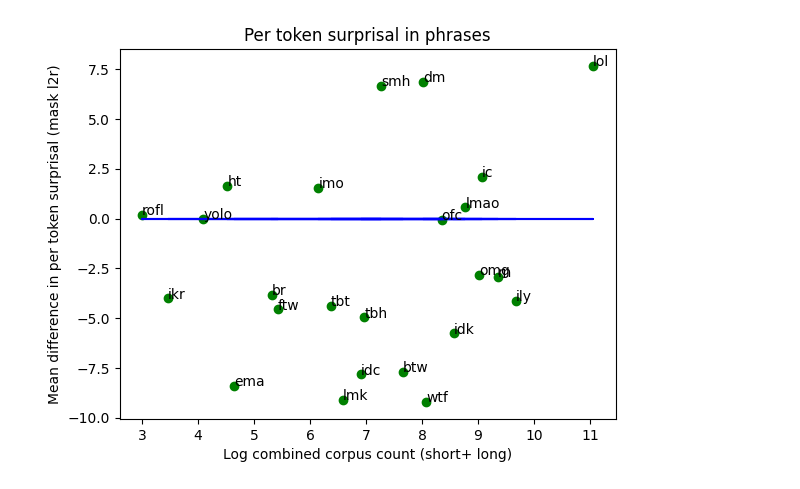
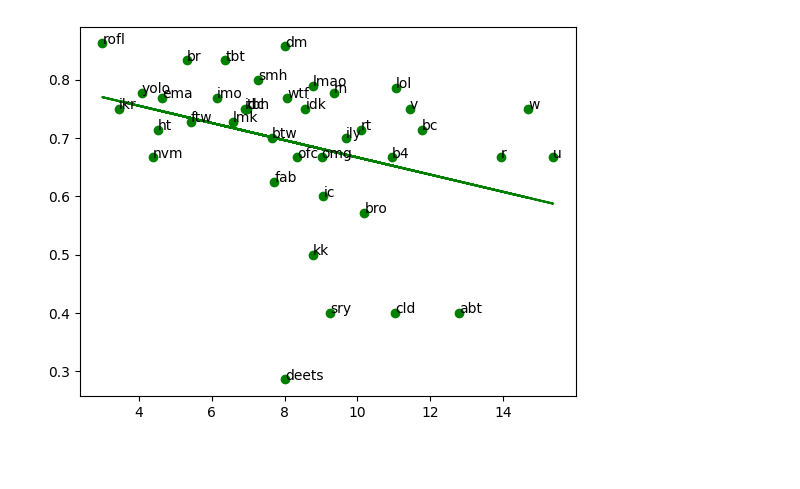
Before and after one commit to erafkin/twitter_abbreviation_word_length, a Jupyter notebook: notebooks/explore.ipynb, the cells around one changed output. Drawn from its saved outputs; the diff is of its cells as text; code cells hidden in the pictures; blank space fills up the shorter version.

```diff
--- a/notebooks/explore.ipynb
+++ b/notebooks/explore.ipynb
@@ -224,7 +222,7 @@ spearman corr, pvalue:  0.6559455959637718 1.6887880957892604e-11
 #frequency between short and long forms as a predictor for difference in surprisal
 from matplotlib import pyplot as plt
 import pandas as pd
-df = pd.read_csv("../data_new.csv")
+df = pd.read_csv("../data_fix_PLL.csv")
 df["abbr_len"] =  df["abbreviation"].str.len()
 df["fl_len"] = df["full_length"].str.len()
 df["compression"] = 1- (df["abbr_len"]/df["fl_len"])
@@ -236,8 +234,6 @@ df_drop_nan = df_drop_nan[df_drop_nan['count_abbr'] != 0]
 df_drop_nan = df_drop_nan[df_drop_nan['fl_mask_l2r_surprisal_mean'].notna()]
 df_drop_nan = df_drop_nan[df_drop_nan['abbr_mask_l2r_surprisal_mean'].notna()]
 
-# drop instances where the token for the abbreviation is <unk>
-df_drop_nan = df_drop_nan[~df_drop_nan["abbreviation"].isin(bertweet_unknown_abbreviations)]
 
 # get stats for log(fl_freq + abbr_freq)
 x_log_freq = df_drop_nan["count_fl"] + df_drop_nan["count_abbr"]
@@ -279,8 +382,8 @@ print(corr_spearman, p_value_spearman )
 #frequency between short and long forms as a predictor for difference in surprisal
 from matplotlib import pyplot as plt
 import pandas as pd
-df = pd.read_csv("../data_new.csv")
-df = df[df['full_length'].str.contains(" ")] # just look at the phrases
+df = pd.read_csv("../data_fix_PLL.csv")
+df = df[df['full_length'].str.contains(" ")] # just look at phrases
 df["abbr_len"] =  df["abbreviation"].str.len()
 df["fl_len"] = df["full_length"].str.len()
 df["compression"] = 1- (df["abbr_len"]/df["fl_len"])
@@ -289,11 +392,10 @@ df_drop_nan = df[df['count_fl'] != 0]
 df_drop_nan = df_drop_nan[df_drop_nan['count_abbr'] != 0]
 
 # drop where any surprisal is NaN, it should be taken care of already
-df_drop_nan = df_drop_nan[df_drop_nan['fl_mask_l2r_surprisal_mean'].notna()]
-df_drop_nan = df_drop_nan[df_drop_nan['abbr_mask_l2r_surprisal_mean'].notna()]
+df_drop_nan = df_drop_nan[df_drop_nan['fl_mask_l2r_avg_per_token'].notna()]
+df_drop_nan = df_drop_nan[df_drop_nan['abbr_mask_l2r_avg_per_token'].notna()]
 
 # drop instances where the token for the abbreviation is <unk>
-df_drop_nan = df_drop_nan[~df_drop_nan["abbreviation"].isin(bertweet_unknown_abbreviations)]
 
 # get stats for log(fl_freq + abbr_freq)
 x_log_freq = df_drop_nan["count_fl"] + df_drop_nan["count_abbr"]
@@ -301,7 +403,7 @@ x_log_freq = np.log2(x_log_freq).to_numpy()
 x_log_freq =  x_log_freq[:, None]
 
 # predict surprisal
-y_diff_in_surprisal = df_drop_nan["fl_mask_l2r_surprisal_mean"] - df_drop_nan["abbr_mask_l2r_surprisal_mean"]
+y_diff_in_surprisal = df_drop_nan["fl_mask_l2r_avg_per_token"] - df_drop_nan["abbr_mask_l2r_avg_per_token"]
 y_diff_in_surprisal = y_diff_in_surprisal.to_numpy()
 weights = np.ones_like(y_diff_in_surprisal)
 reg = LinearRegression(copy_X=True, fit_intercept=True).fit(x_log_freq, y_diff_in_surprisal, weights)
@@ -316,8 +418,8 @@ for i, txt in enumerate(df_drop_nan["abbreviation"].to_list()):
     ax.annotate(txt, (x_log_freq[i], y_diff_in_surprisal[i]))
 # plt.plot(x_log_freq, reg.predict(x_log_freq),color='red')
 plt.xlabel("Log combined corpus count (short+ long)")
-plt.title("Phrase abbreviations")
-plt.ylabel("Mean difference in surprisal (mask l2r)")
+plt.title("Per token surprisal in phrases")
+plt.ylabel("Mean difference in per token surprisal (mask l2r)")
 plt.plot(x_log_freq, np.zeros_like(x_log_freq),color='blue')
 corr_pearson, p_value_pearson = scipy.stats.pearsonr(x_log_freq[:, 0], y_diff_in_surprisal)
 corr_spearman, p_value_spearman = scipy.stats.spearmanr(x_log_freq[:, 0], y_diff_in_surprisal)
@@ -389,52 +473,35 @@ print(corr_spearman, p_value_spearman )
 # %%
-# replicate what mahwold did but with our pairs: modeling difference in log
-#frequency between short and long forms as a predictor for difference in surprisal
-from matplotlib import pyplot as plt
-import pandas as pd
-df = pd.read_csv("../data_new.csv")
-df = df[df['full_length'].str.contains(" ")] # just look at phrases
+
+df = pd.read_csv("../data_fix_PLL.csv")
 df["abbr_len"] =  df["abbreviation"].str.len()
 df["fl_len"] = df["full_length"].str.len()
 df["compression"] = 1- (df["abbr_len"]/df["fl_len"])
+
 # drop where any count is 0
 df_drop_nan = df[df['count_fl'] != 0]
 df_drop_nan = df_drop_nan[df_drop_nan['count_abbr'] != 0]
 
 # drop where any surprisal is NaN, it should be taken care of already
-df_drop_nan = df_drop_nan[df_drop_nan['fl_mask_l2r_avg_per_token'].notna()]
-df_drop_nan = df_drop_nan[df_drop_nan['abbr_mask_l2r_avg_per_token'].notna()]
+df_drop_nan = df_drop_nan[df_drop_nan['fl_mask_l2r_surprisal_mean'].notna()]
+df_drop_nan = df_drop_nan[df_drop_nan['abbr_mask_l2r_surprisal_mean'].notna()]
 
-# drop instances where the token for the abbreviation is <unk>
-df_drop_nan = df_drop_nan[~df_drop_nan["abbreviation"].isin(bertweet_unknown_abbreviations)]
+# frequency (log of sum) as a predictor for compression
+x_diff_in_freq = df_drop_nan["count_fl"] + df_drop_nan["count_abbr"]
+x_diff_in_freq = np.log2(x_diff_in_freq.to_numpy())
+x_diff_in_freq =  x_diff_in_freq[:, None]
+y_compression = df_drop_nan["compression"]
+y_compression = y_compression.to_numpy()
+weights = np.ones_like(y_compression)
+reg = LinearRegression(copy_X=True, fit_intercept=True).fit(x_diff_in_freq, y_compression, weights)
+r_squared = reg.score(x_diff_in_freq, y_compression)
 
-# get stats for log(fl_freq + abbr_freq)
-x_log_freq = df_drop_nan["count_fl"] + df_drop_nan["count_abbr"]
-x_log_freq = np.log2(x_log_freq).to_numpy()
-x_log_freq =  x_log_freq[:, None]
-
-# predict surprisal
-y_diff_in_surprisal = df_drop_nan["fl_mask_l2r_avg_per_token"] - df_drop_nan["abbr_mask_l2r_avg_per_token"]
-y_diff_in_surprisal = y_diff_in_surprisal.to_numpy()
-weights = np.ones_like(y_diff_in_surprisal)
-reg = LinearRegression(copy_X=True, fit_intercept=True).fit(x_log_freq, y_diff_in_surprisal, weights)
-r_squared = reg.score(x_log_freq, y_diff_in_surprisal)
-
-y_predict = reg.predict(x_log_freq)
-mse = (((y_diff_in_surprisal - y_predict)**2 * weights).sum() / weights.sum())**.5
+y_predict = reg.predict(x_diff_in_freq)
+mse = (((y_compression - y_predict)**2 * weights).sum() / weights.sum())**.5
 print(mse, r_squared, reg.intercept_)
 fig, ax = plt.subplots()
-ax.scatter(x_log_freq, y_diff_in_surprisal,color='g')
+
+ax.scatter(x_diff_in_freq, y_compression,color='g')
+ax.plot(x_diff_in_freq, reg.predict(x_diff_in_freq),color='g')
 for i, txt in enumerate(df_drop_nan["abbreviation"].to_list()):
-    ax.annotate(txt, (x_log_freq[i], y_diff_in_surprisal[i]))
-# plt.plot(x_log_freq, reg.predict(x_log_freq),color='red')
-plt.xlabel("Log combined corpus count (short+ long)")
-plt.title("Per token surprisal in phrases")
-plt.ylabel("Mean difference in per token surprisal (mask l2r)")
-plt.plot(x_log_freq, np.zeros_like(x_log_freq),color='blue')
-corr_pearson, p_value_pearson = scipy.stats.pearsonr(x_log_freq[:, 0], y_diff_in_surprisal)
-corr_spearman, p_value_spearman = scipy.stats.spearmanr(x_log_freq[:, 0], y_diff_in_surprisal)
-print(corr_pearson, p_value_pearson)
-print(corr_spearman, p_value_spearman )
-
-# basically this means that frequency is not a very good predictor i think
+    ax.annotate(txt, (x_diff_in_freq[i], y_compression[i]))
 # %% [output]
@@ -444 +509 @@ print(corr_spearman, p_value_spearman )
-[figure, old version]
+[figure, new version]
```
Also changed, not shown: parts of 25 cells of this notebook, 5 other files.
